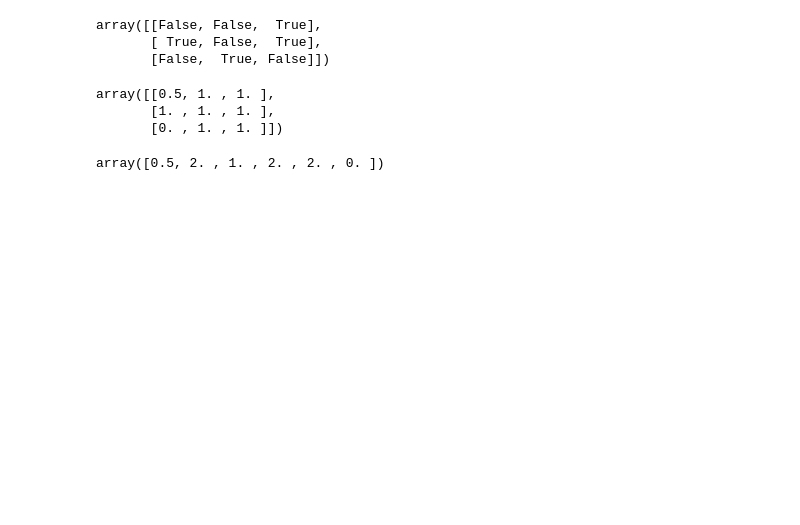
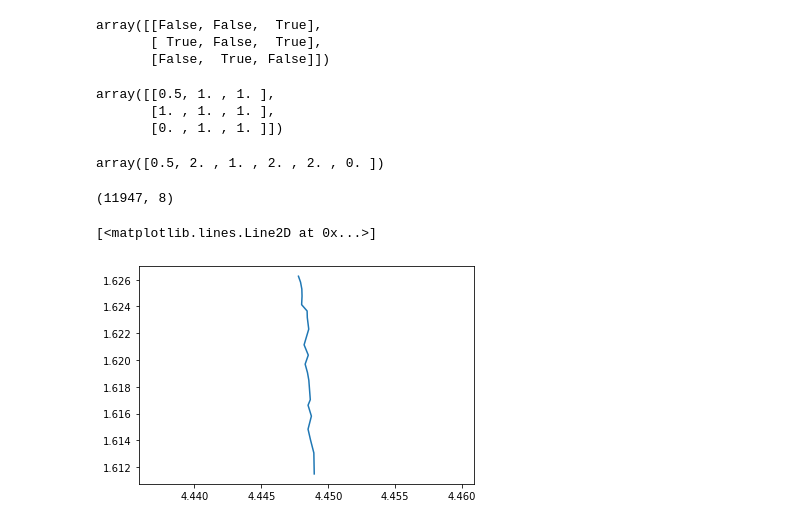
Before and after one commit to stefanochi/depth, a Jupyter notebook: data_evaluation/data_evaluation.ipynb, the cells around one changed output. Drawn from its saved outputs; the diff is of its cells as text; code cells hidden in the pictures; blank space fills up the shorter version.

```diff
--- a/data_evaluation/data_evaluation.ipynb
+++ b/data_evaluation/data_evaluation.ipynb
@@ -169,3 +169,18 @@ b[t] = 2
 b
 # %% [output]
 array([0.5, 2. , 1. , 2. , 2. , 0. ])
+# %%
+position_data.shape
+# %% [output]
+(11947, 8)
+# %%
+id_pos_start = np.searchsorted(position_data[:,0], t_start)
+id_pos_end = np.searchsorted(position_data[:,0], t_start + duration)
+# %%
+position_range = position_data[id_pos_start:id_pos_end,:]
+# %%
+plt.axis("equal")
+plt.plot(position_range[:,1], position_range[:,2])
+# %% [output]
+[<matplotlib.lines.Line2D at 0x...>]
+[figure, added]
```
Also changed, not shown: parts of 8 cells of this notebook, 16 other files.
